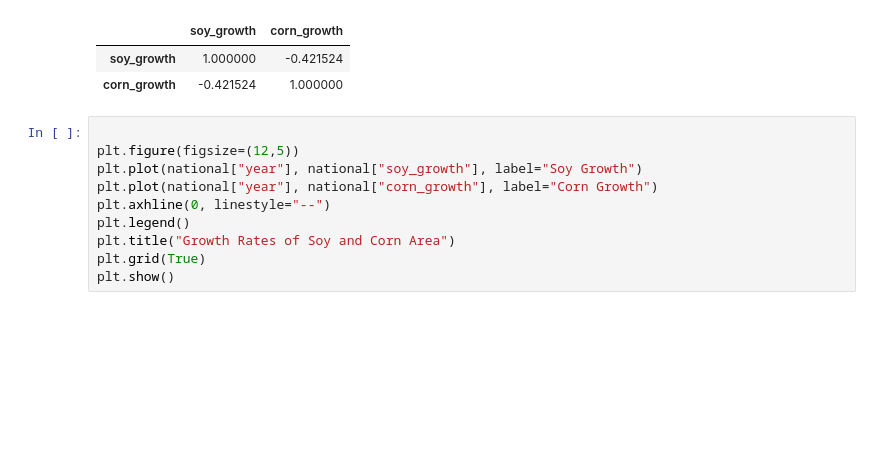
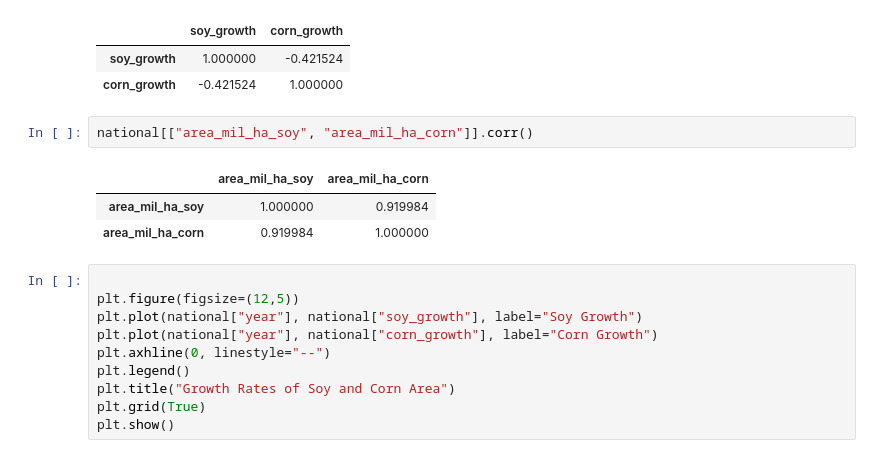
Before and after one commit to wiktorgrocholewski/Spring2026-TIC, a Jupyter notebook: 4_feature_selection/Antonio_model.ipynb, the cells around one changed output. Cells and saved outputs as stored; diff of their text form; blank space fills up the shorter version.

Commit message:
work on soy-corn cointegration analysis

```diff
--- a/4_feature_selection/Antonio_model.ipynb
+++ b/4_feature_selection/Antonio_model.ipynb
@@ -235,6 +242,12 @@ national[["soy_growth", "corn_growth"]].corr()
 |  | soy_growth | corn_growth |
 | soy_growth | 1.000000 | -0.421524 |
 | corn_growth | -0.421524 | 1.000000 |
+# %%
+national[["area_mil_ha_soy", "area_mil_ha_corn"]].corr()
+# %% [output]
+|  | area_mil_ha_soy | area_mil_ha_corn |
+| area_mil_ha_soy | 1.000000 | 0.919984 |
+| area_mil_ha_corn | 0.919984 | 1.000000 |
 # %%
 
 plt.figure(figsize=(12,5))
```
Also changed, not shown: parts of 4 cells of this notebook, 1 other file.
